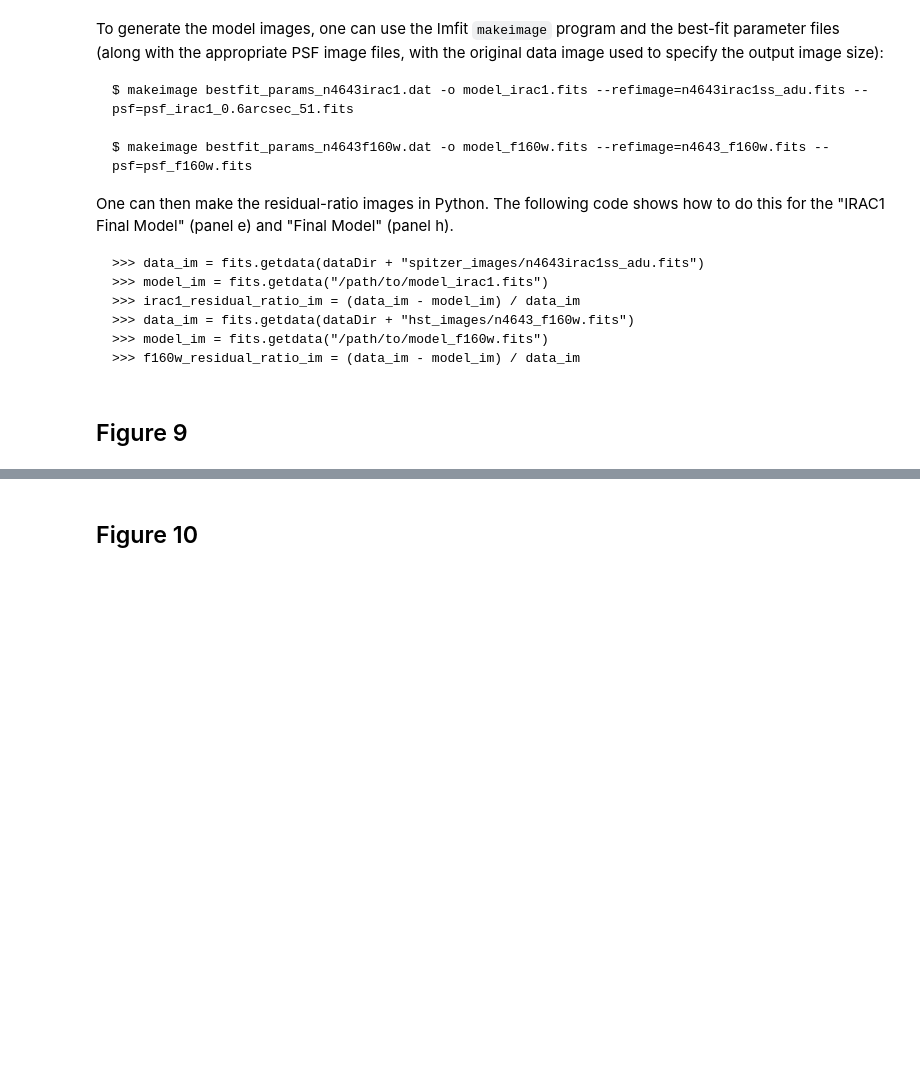
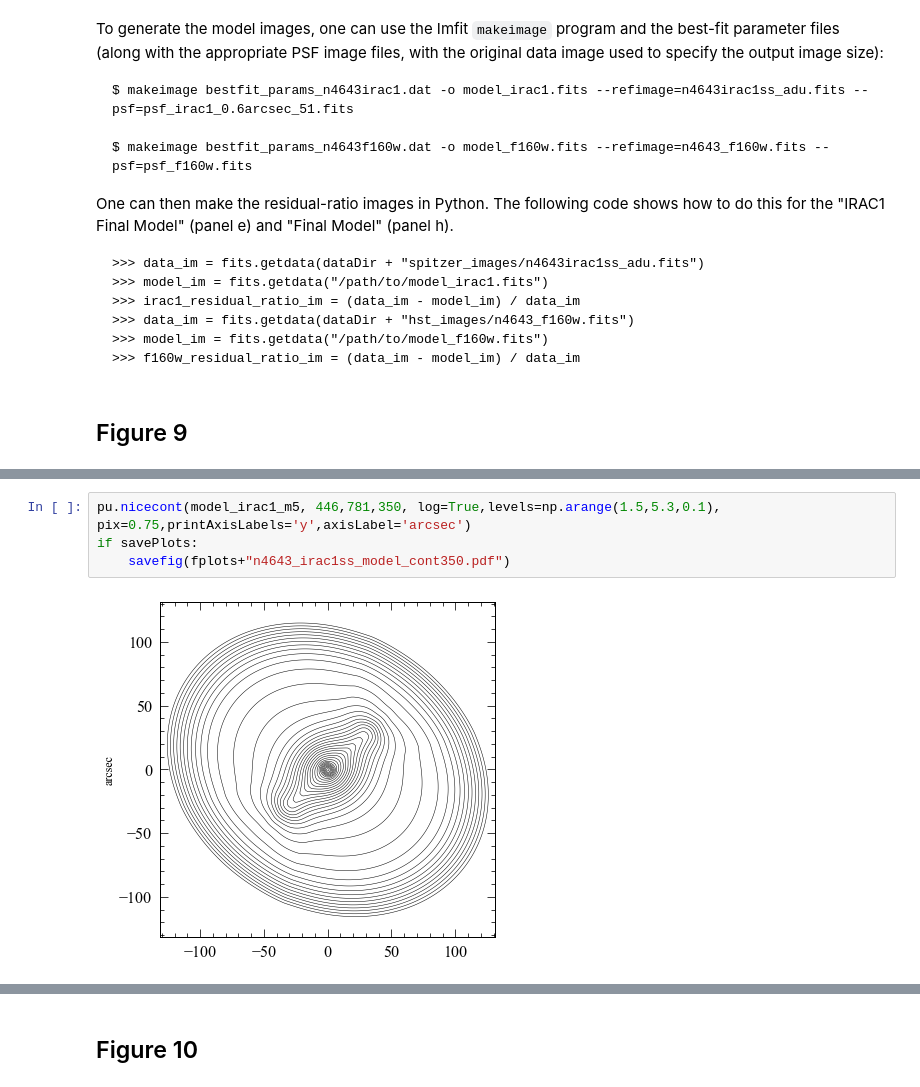
Before and after one commit to perwin/n4608-n4643, a Jupyter notebook: n4608n4643_figures_for_paper.ipynb, the cells around one changed output, grey strips where cells are left out. Saved outputs shown, nothing was run; the diff lists cells and outputs as text; blank space fills up the shorter version.

```diff
--- a/n4608n4643_figures_for_paper.ipynb
+++ b/n4608n4643_figures_for_paper.ipynb
@@ -287,0 +296,6 @@ and were then displayed in SAOImage DS9 with a linear grayscale stretch (from 0.
+# %%
+pu.nicecont(model_irac1_m5, 446,781,350, log=True,levels=np.arange(1.5,5.3,0.1), pix=0.75,printAxisLabels='y',axisLabel='arcsec')
+if savePlots:
+    savefig(fplots+"n4643_irac1ss_model_cont350.pdf")
+# %% [output]
+[figure, added]
```
Also changed, not shown: parts of 20 cells of this notebook, 2 other files.
